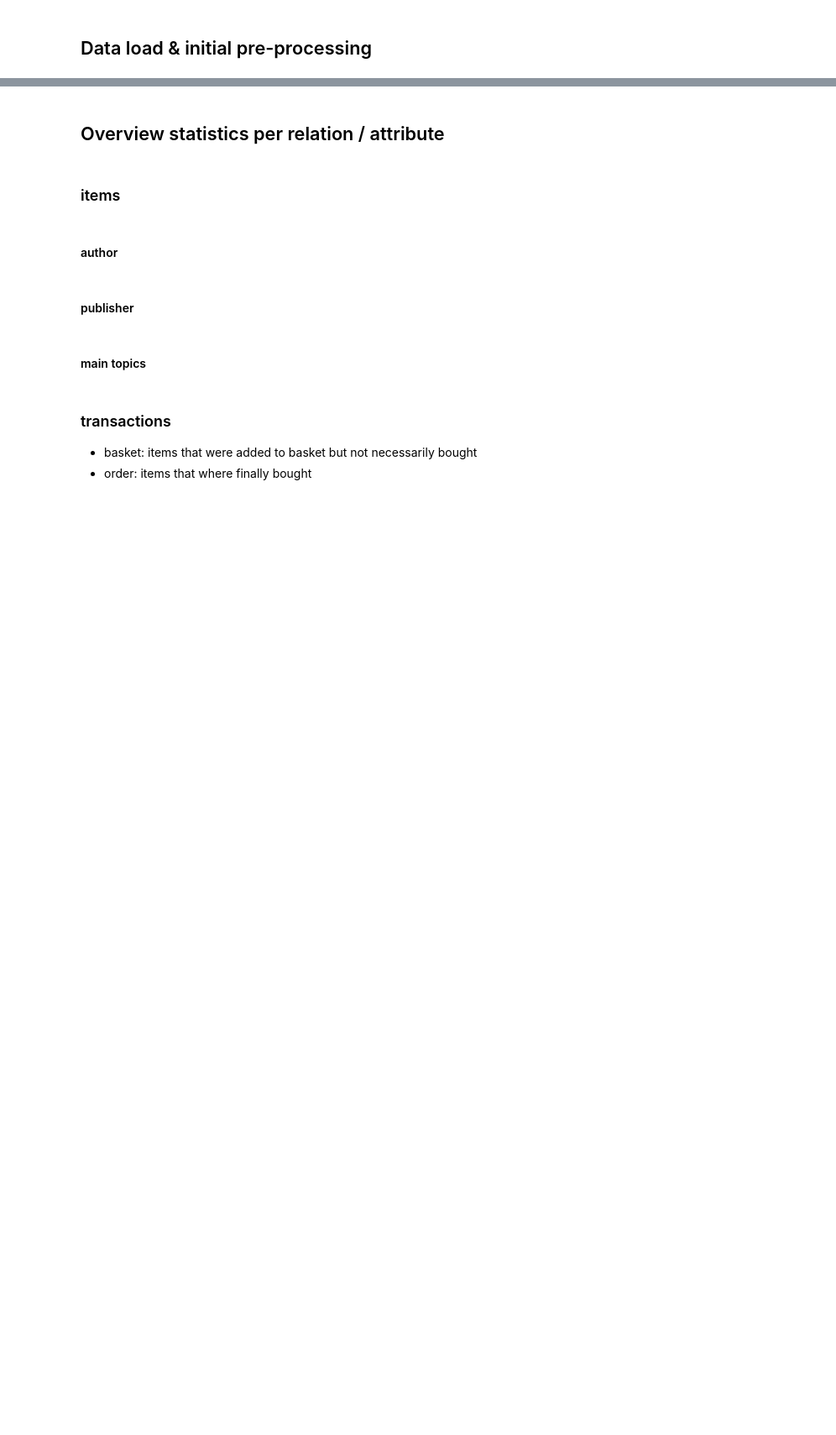
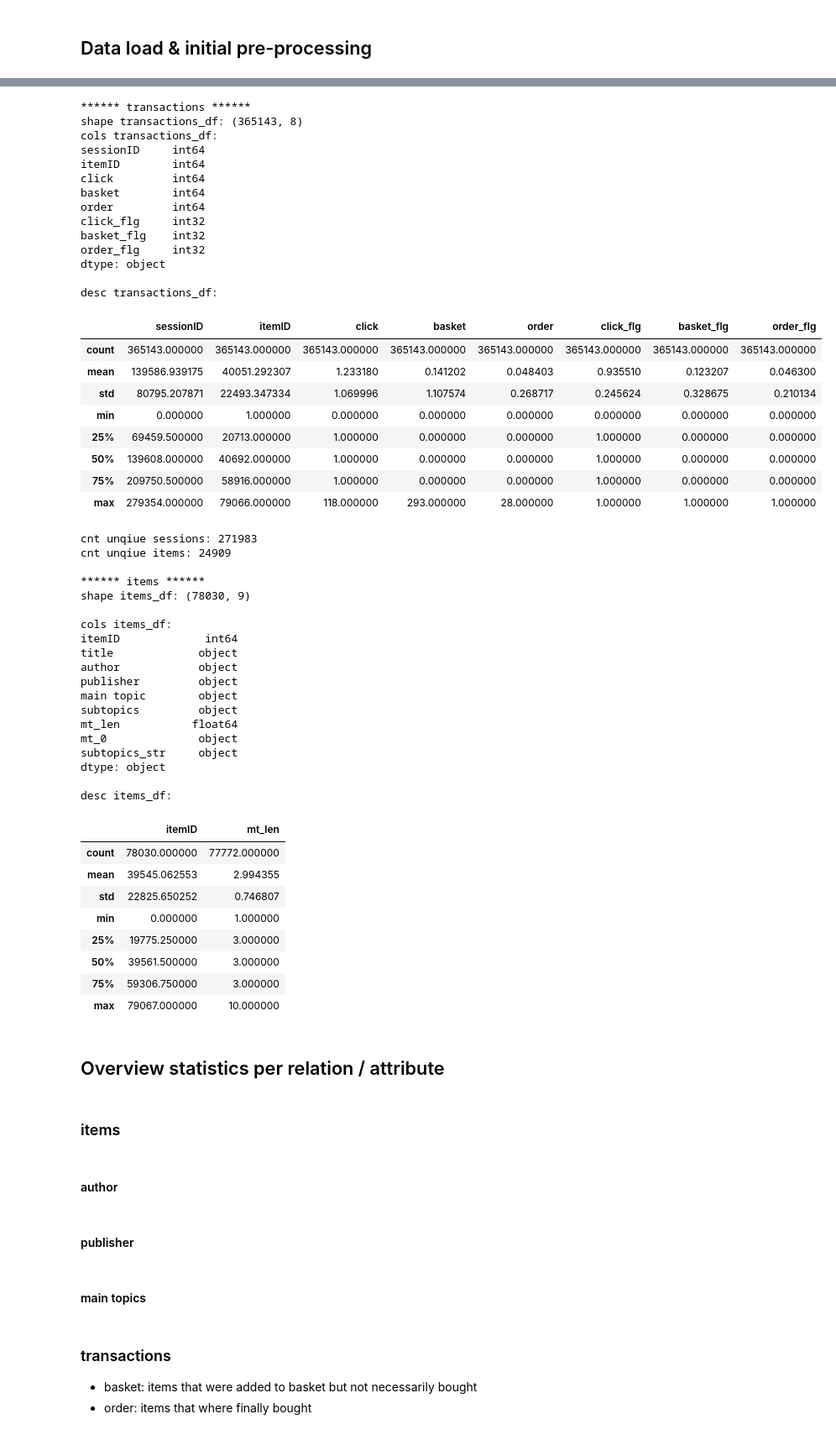
Before and after one commit to esthervogt/dmcup2021, a Jupyter notebook: notebooks/data_understanding.ipynb, the cells around one changed output, grey strips where cells are left out. Shown: that part at 84% size. Drawn from its saved outputs; the diff is of its cells as text; code cells hidden in the pictures; blank space fills up the shorter version.

```diff
--- a/notebooks/data_understanding.ipynb
+++ b/notebooks/data_understanding.ipynb
@@ -56,8 +67,7 @@ light_blue = "#b3cde0"
 ########################################################################################################################
 
 def clean_alt_list(list_):
-    list_ = list_.replace(', ', ',')
-    list_ = list_.replace(',', ',')
+#     list_ = list_.replace(', ', ',')
     list_ = list_.replace('[', '')
     list_ = list_.replace(']', '')
     return list_
@@ -137,3 +145,77 @@ display(transactions_df.head(2))
+# %%
+########################################################################################################################
+# Print first summary statistics
+########################################################################################################################
+
+# transactions
+print('\n****** transactions ******')
+print(f'shape transactions_df: {transactions_df.shape}')
+print(f'cols transactions_df: \n{transactions_df.dtypes}\n')
+print(f'desc transactions_df:')
+display(transactions_df.describe())
+
+# - Get cnt of unique sessions / items
+print(f'cnt unqiue sessions: {transactions_df["sessionID"].nunique()}') #271,983
+print(f'cnt unqiue items: {transactions_df["itemID"].nunique()}') #24,909
+
+# items
+print('\n****** items ******')
+print(f'shape items_df: {items_df.shape}\n')
+print(f'cols items_df: \n{items_df.dtypes}\n')
+print(f'desc items_df:')
+display(items_df.describe())
+# %% [output]
+****** transactions ******
+shape transactions_df: (365143, 8)
+cols transactions_df:
+sessionID     int64
+itemID        int64
+click         int64
+basket        int64
+order         int64
+click_flg     int32
+basket_flg    int32
+order_flg     int32
+dtype: object
+
+desc transactions_df:
+|  | sessionID | itemID | click | basket | order | click_flg | basket_flg | order_flg |
+| count | 365143.000000 | 365143.000000 | 365143.000000 | 365143.000000 | 365143.000000 | 365143.000000 | 365143.000000 | 365143.000000 |
+| mean | 139586.939175 | 40051.292307 | 1.233180 | 0.141202 | 0.048403 | 0.935510 | 0.123207 | 0.046300 |
+| std | 80795.207871 | 22493.347334 | 1.069996 | 1.107574 | 0.268717 | 0.245624 | 0.328675 | 0.210134 |
+| min | 0.000000 | 1.000000 | 0.000000 | 0.000000 | 0.000000 | 0.000000 | 0.000000 | 0.000000 |
+| 25% | 69459.500000 | 20713.000000 | 1.000000 | 0.000000 | 0.000000 | 1.000000 | 0.000000 | 0.000000 |
+| 50% | 139608.000000 | 40692.000000 | 1.000000 | 0.000000 | 0.000000 | 1.000000 | 0.000000 | 0.000000 |
+| 75% | 209750.500000 | 58916.000000 | 1.000000 | 0.000000 | 0.000000 | 1.000000 | 0.000000 | 0.000000 |
+| max | 279354.000000 | 79066.000000 | 118.000000 | 293.000000 | 28.000000 | 1.000000 | 1.000000 | 1.000000 |
+cnt unqiue sessions: 271983
+cnt unqiue items: 24909
+
+****** items ******
+shape items_df: (78030, 9)
+
+cols items_df:
+itemID             int64
+title             object
+author            object
+publisher         object
+main topic        object
+subtopics         object
+mt_len           float64
+mt_0              object
+subtopics_str     object
+dtype: object
+
+desc items_df:
+|  | itemID | mt_len |
+| count | 78030.000000 | 77772.000000 |
+| mean | 39545.062553 | 2.994355 |
+| std | 22825.650252 | 0.746807 |
+| min | 0.000000 | 1.000000 |
+| 25% | 19775.250000 | 3.000000 |
+| 50% | 39561.500000 | 3.000000 |
+| 75% | 59306.750000 | 3.000000 |
+| max | 79067.000000 | 10.000000 |
 # %% [markdown]
 ## Overview statistics per relation / attribute
 # %% [markdown]
```
Also changed, not shown: parts of 32 cells of this notebook, 2 other files.
